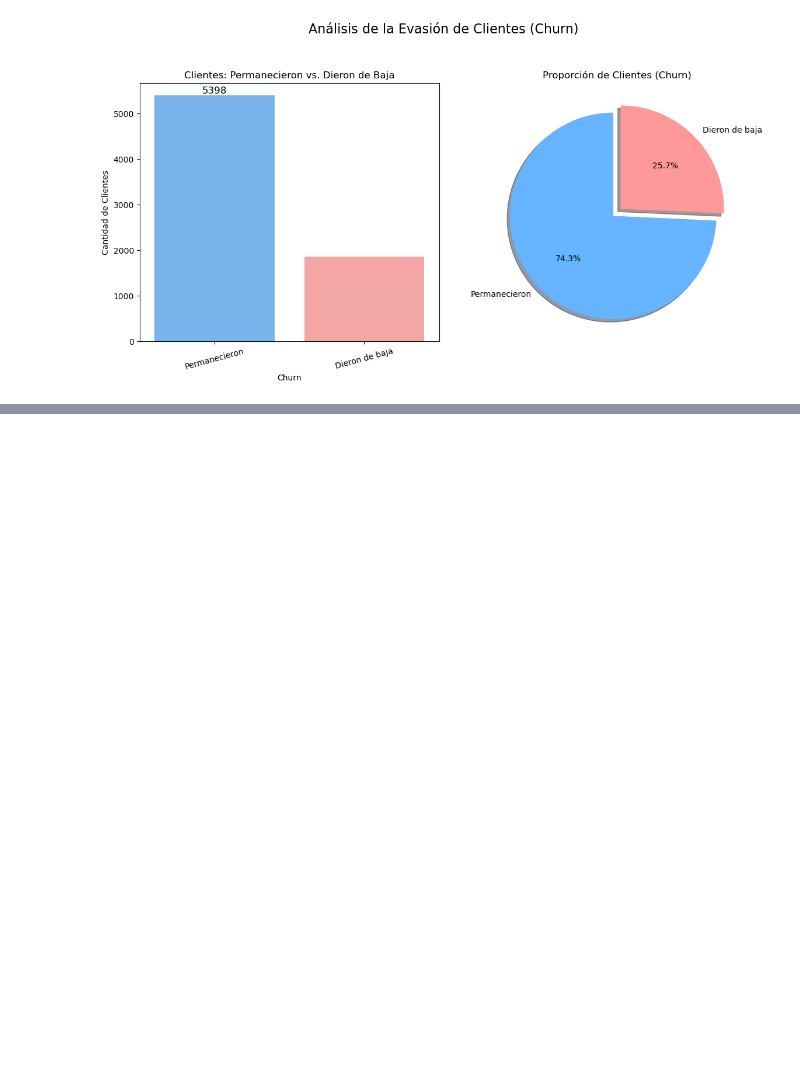
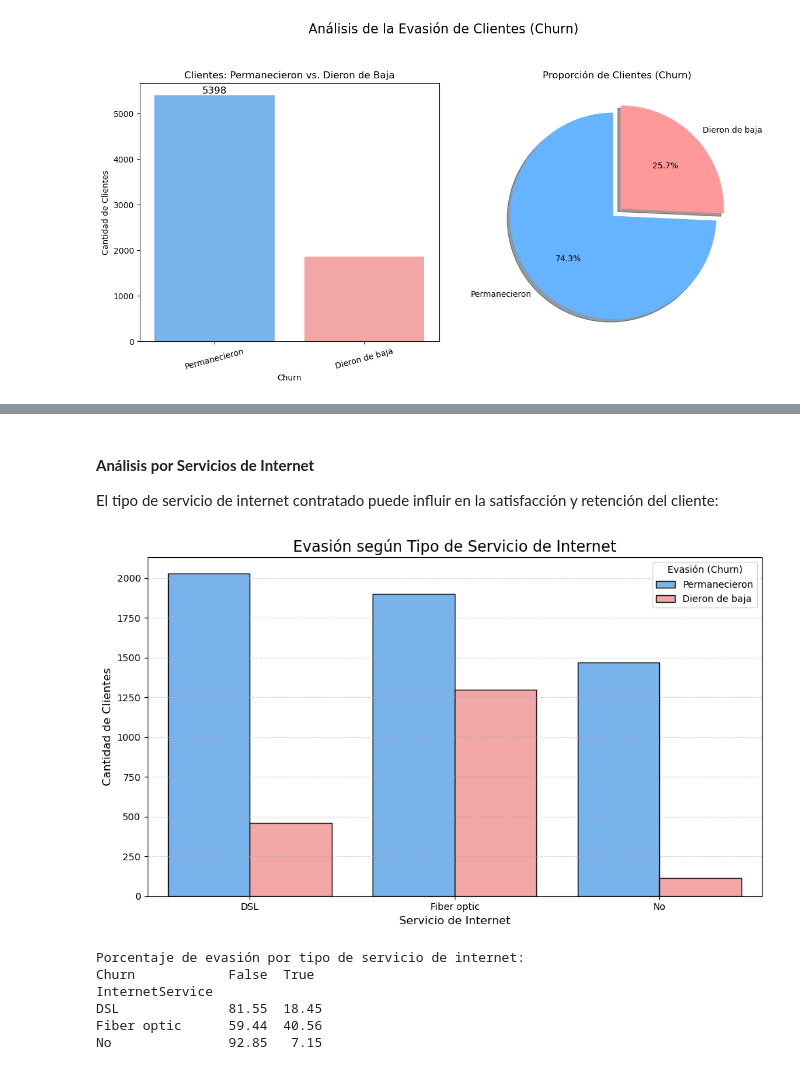
Before and after one commit to CarlitoUwU/Telecom-Challenge, a Jupyter notebook: Telecom-X.ipynb, the cells around one changed output, grey strips where cells are left out. Drawn from its saved outputs; the diff is of its cells as text; code cells hidden in the pictures; blank space fills up the shorter version.

```diff
--- a/Telecom-X.ipynb
+++ b/Telecom-X.ipynb
@@ -533,0 +722,33 @@ plt.show()
+# %% [markdown]
+#### **Análisis por Servicios de Internet**
+El tipo de servicio de internet contratado puede influir en la satisfacción y retención del cliente:
+# %%
+# Evasión por Tipo de Servicio de Internet
+plt.figure(figsize=(10, 6))
+sns.countplot(
+    data=df,
+    x='InternetService',
+    hue='Churn',
+    palette=['#66b3ff', '#ff9999'],
+    edgecolor='black'
+)
+plt.title('Evasión según Tipo de Servicio de Internet', fontsize=16)
+plt.xlabel('Servicio de Internet', fontsize=12)
+plt.ylabel('Cantidad de Clientes', fontsize=12)
+plt.legend(title='Evasión (Churn)', labels=['Permanecieron', 'Dieron de baja'])
+plt.grid(axis='y', linestyle='--', alpha=0.5)
+plt.tight_layout()
+plt.show()
+
+# Análisis porcentual
+internet_churn = pd.crosstab(df['InternetService'], df['Churn'], normalize='index') * 100
+print("Porcentaje de evasión por tipo de servicio de internet:")
+print(internet_churn.round(2))
+# %% [output]
+[figure, added]
+Porcentaje de evasión por tipo de servicio de internet:
+Churn            False  True
+InternetService
+DSL              81.55  18.45
+Fiber optic      59.44  40.56
+No               92.85   7.15
```
Also changed, not shown: parts of 42 cells of this notebook.
